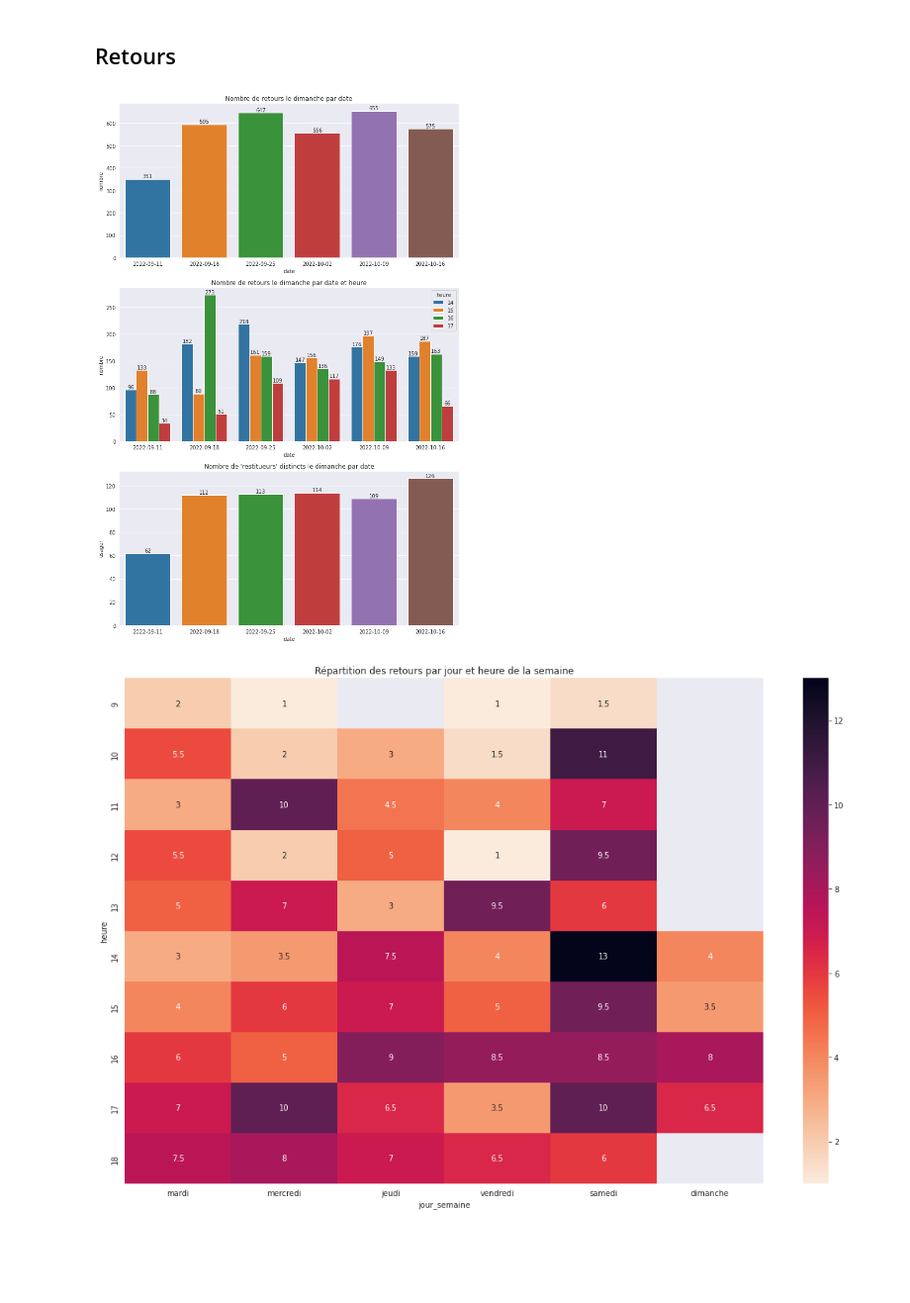
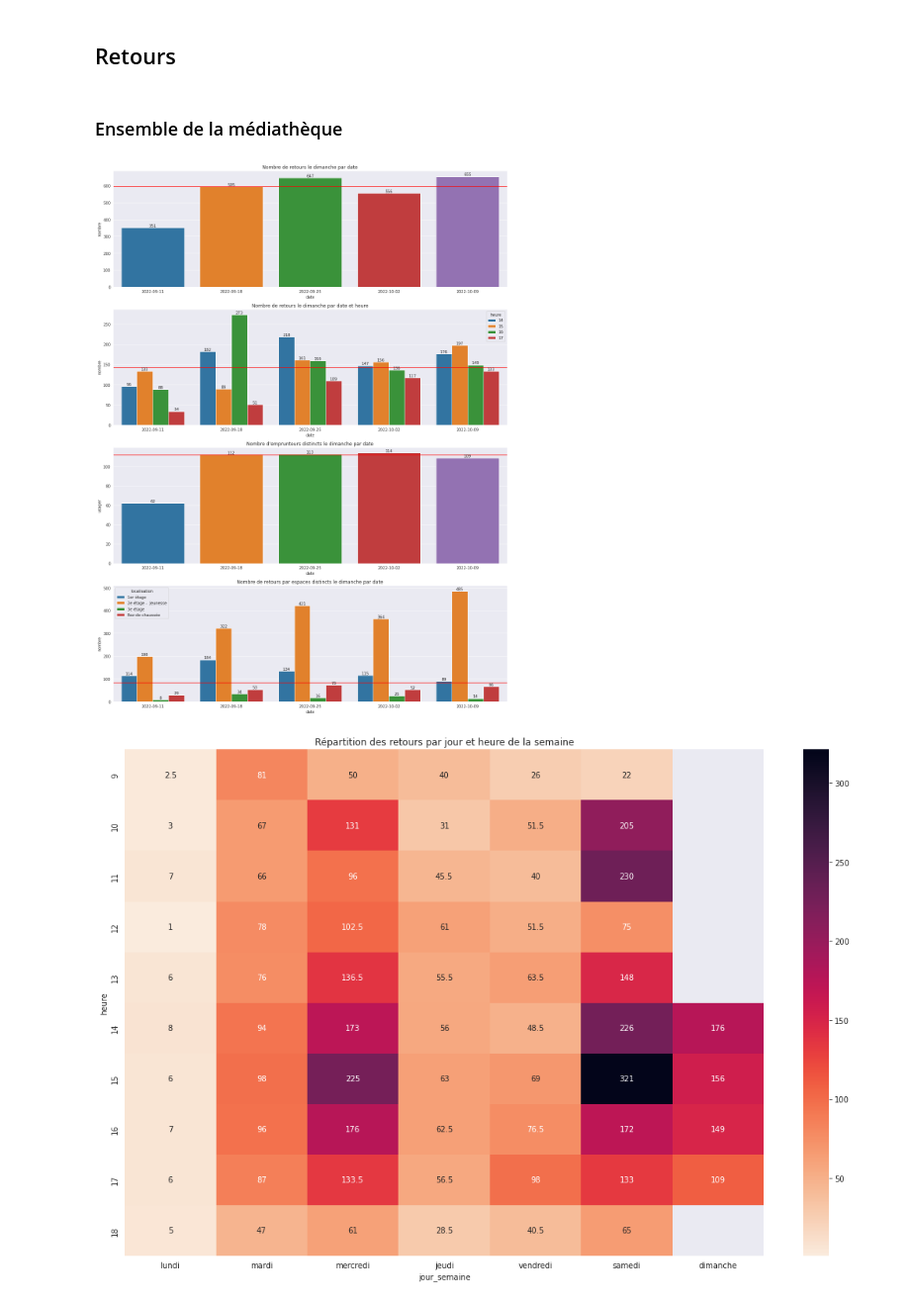
Before and after one commit to ragbx/kibini2, a Jupyter notebook: kibini/notebook_activite.ipynb, the cells around one changed output. Shown at 99% size. Saved outputs shown, nothing was run; the diff lists cells and outputs as text; code cells hidden in the pictures; blank space fills up the shorter version.

```diff
--- a/kibini/notebook_activite.ipynb
+++ b/kibini/notebook_activite.ipynb
@@ -68,12 +68,13 @@ class StatActivite():
         if 'nombre' not in self.df:
             self.df['nombre'] = 1
 
-    def get_df_activite(self, jourSemaine=6):
+    def get_df_activite(self, jourSemaine=None):
         self.get_df_activiteHebdomadaire_parJourHeure()
-        self.get_df_activiteJourSemaine_parPeriode(jourSemaine=jourSemaine)
-        self.get_df_activiteJourSemaineHeure_parPeriode(jourSemaine=jourSemaine)
-        self.get_df_activiteJourSemaineUsagers_parPeriode(jourSemaine=jourSemaine)
-        self.get_df_activiteHebdomadaire_parJourLocalisation(jourSemaine=jourSemaine)
+        if jourSemaine:
+            self.get_df_activiteJourSemaine_parPeriode(jourSemaine=jourSemaine)
+            self.get_df_activiteJourSemaineHeure_parPeriode(jourSemaine=jourSemaine)
+            self.get_df_activiteJourSemaineUsagers_parPeriode(jourSemaine=jourSemaine)
+            self.get_df_activiteHebdomadaire_parJourLocalisation(jourSemaine=jourSemaine)
 
     def get_df_activiteHebdomadaire_parJourHeure(self):
         jours = {0: "lundi", 1:"mardi", 2:"mercredi", 3:"jeudi", 4:"vendredi", 5:"samedi", 6:"dimanche"}
@@ -114,6 +115,15 @@ class StatActivite():
                 if x in self.c2l['localisation'] else np.nan)
             self.df_activiteHebdomadaire_parJourLocalisation_ = self.df_jourSemaine.groupby(['semaine', 'date', 'localisation'])['nombre'].sum().to_frame().reset_index()
             self.df_activiteHebdomadaire_parJourLocalisation = self.df_activiteHebdomadaire_parJourLocalisation_.groupby(['date', 'localisation'])['nombre'].median().to_frame().reset_index()
+
+    def get_df_activiteSemaineVsDimanche(self):
+        self.df_dimanche = self.df[self.df['jour_semaine'] == 6]
+        if len(self.df_dimanche) > 0:
+            self.df_semaine = self.df[self.df['jour_semaine'].isin([1, 2, 3, 4, 5])]
+            self.df_semaine = self.df_semaine[self.df_semaine['location'].isin(['MED0C', 'MED1A', 'MED2A', 'MED3A'])]
+            self.df_dimanche = self.df_dimanche[self.df_dimanche['location'].isin(['MED0C', 'MED1A', 'MED2A', 'MED3A'])]
+            self.df_semaine_parLocalisation = self.df_semaine.groupby(['location'])['nombre'].sum().to_frame().reset_index()
+            self.df_dimanche_parLocalisation = self.df_dimanche.groupby(['location'])['nombre'].sum().to_frame().reset_index()
 # %%
 db_conn = DbConn().create_engine()
 
@@ -381,34 +411,50 @@ f.tight_layout()
 # %% [markdown]
 ## Retours
+# %% [markdown]
+### Ensemble de la médiathèque
 # %%
-query = """
-SELECT returndate as date_heure, borrowernumber as usager
+query = f"""SELECT returndate as date_heure, borrowernumber as usager, location
 FROM stat_issues
-WHERE DATE(returndate) BETWEEN '2022-09-05' AND '2022-10-17'
+WHERE DATE(returndate) BETWEEN '{date_debut}' AND '{date_fin}'
 AND location NOT IN ('MED0A', 'BUS1A')
 """
-retours = StatActivite(db_conn=db_conn, query=query)
+
+retours = StatActivite(db_conn=db_conn, query=query, c2l=c2l)
 retours.get_df_activite(jourSemaine=6)
 
-f, ax = plt.subplots(3, figsize=(10, 15))
+
+f, ax = plt.subplots(4, figsize=(15, 20))
+
 sns.barplot(data=retours.df_activiteJourSemaine_parPeriode, x= 'date', y='nombre', ax=ax[0])
+ax[0].axhline(y = retours.df_activiteJourSemaine_parPeriode['nombre'].median(), color = 'r')
 ax[0].set_title('Nombre de retours le dimanche par date')
 for i in ax[0].containers:
     ax[0].bar_label(i,)
+
 sns.barplot(data=retours.df_activiteJourSemaineHeure_parPeriode, x= 'date', y='nombre', hue='heure', ax=ax[1])
+ax[1].axhline(y = retours.df_activiteJourSemaineHeure_parPeriode['nombre'].median(), color = 'r')
 ax[1].set_title('Nombre de retours le dimanche par date et heure')
 for i in ax[1].containers:
     ax[1].bar_label(i,)
+
 sns.barplot(data=retours.df_activiteJourSemaineUsagers_parPeriode, x= 'date', y='usager', ax=ax[2])
-ax[2].set_title("Nombre de 'restitueurs' distincts le dimanche par date")
+ax[2].axhline(y = retours.df_activiteJourSemaineUsagers_parPeriode['usager'].median(), color = 'r')
+ax[2].set_title("Nombre de 'retourneurs' distincts le dimanche par date")
 for i in ax[2].containers:
     ax[2].bar_label(i,)
+
+sns.barplot(data=retours.df_activiteHebdomadaire_parJourLocalisation, x= 'date', y='nombre', hue='localisation', ax=ax[3])
+ax[3].axhline(y = retours.df_activiteHebdomadaire_parJourLocalisation['nombre'].median(), color = 'r')
+ax[3].set_title("Nombre de retours par espaces distincts le dimanche par date")
+for i in ax[3].containers:
+    ax[3].bar_label(i,)
 f.tight_layout()
 
+
 f, ax = plt.subplots(figsize=(15, 10))
-sns.heatmap(prets.df_activiteHebdomadaire_parHeure_colonneJour, cmap='rocket_r', annot=True, fmt='g', ax=ax)
+sns.heatmap(retours.df_activiteHebdomadaire_parHeure_colonneJour, cmap='rocket_r', annot=True, fmt='g', ax=ax)
 ax.set_title("Répartition des retours par jour et heure de la semaine")
 f.tight_layout()
 # %% [output]
-[figure, old version]
+[figure, new version]
-[figure, old version]
+[figure, new version]
```
Also changed, not shown: parts of 21 cells of this notebook.
